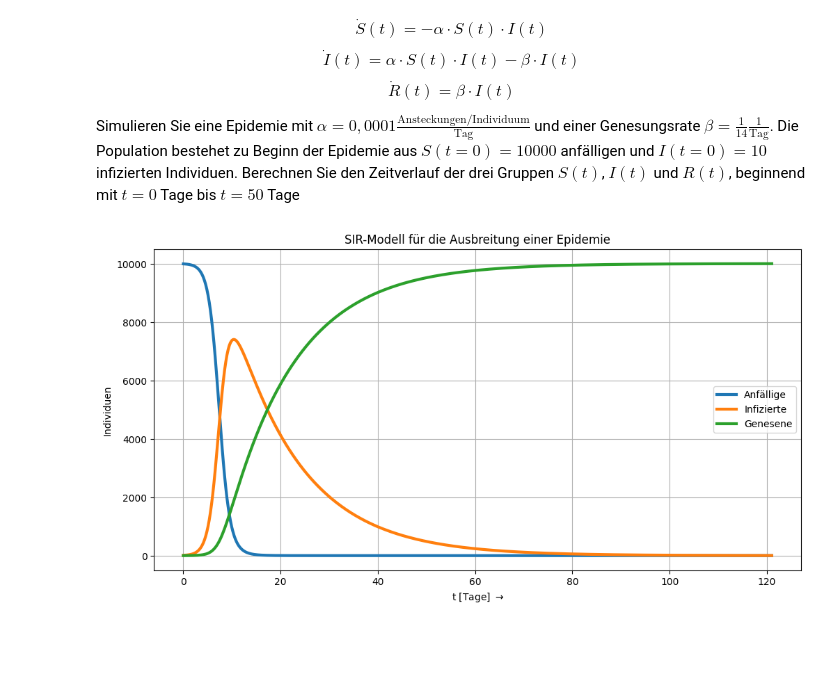
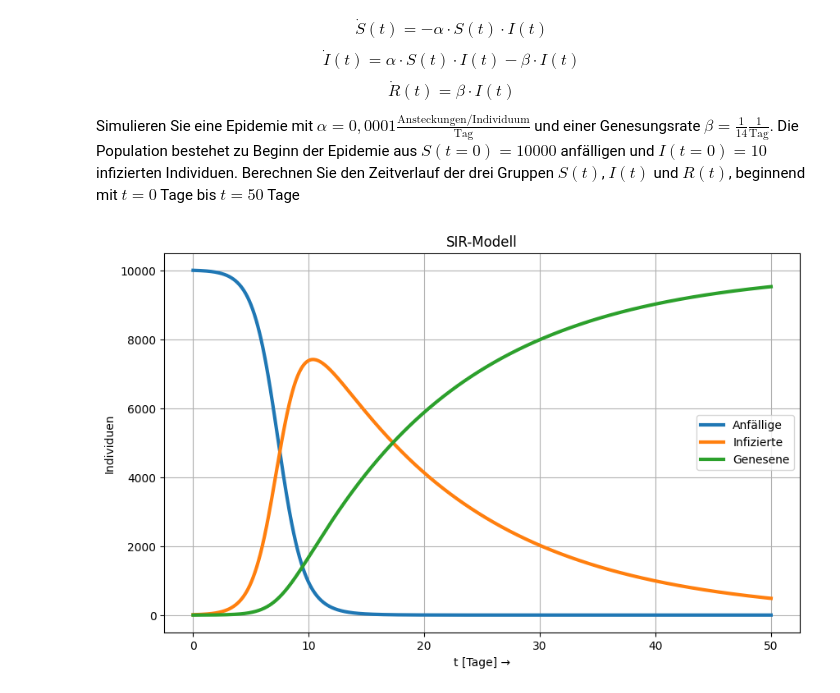
Before and after one commit to Changlai-Bao/Modellbildung_und_Simulation_in_Python, a Jupyter notebook: src/Modellierung dynamischer Systeme/Verlauf_einer_Epidemie.ipynb, the cells around one changed output. Drawn from its saved outputs; the diff is of its cells as text; code cells hidden in the pictures; blank space fills up the shorter version.

```diff
--- a/src/Modellierung dynamischer Systeme/Verlauf_einer_Epidemie.ipynb
+++ b/src/Modellierung dynamischer Systeme/Verlauf_einer_Epidemie.ipynb
@@ -21,65 +21,54 @@ Simulieren Sie eine Epidemie mit $\alpha = 0,0001 \frac{\text{Ansteckungen/Indiv
 # %%
 import numpy as np
 from scipy.integrate import solve_ivp
 import matplotlib.pyplot as plt
 
+# Parameter definieren
+S0 = 10000
+I0 = 10
+alpha = 0.0001
+beta = 1/14
+
+# SIR-Modell definieren
 def xpunkt_sir(t, x, alpha, beta):
-    """
-    SIR-Modell für Epidemien
+    S = x[0]
+    I = x[1]
 
-    Parameter:
-    x[0] = S: Anzahl der anfälligen Individuen
-    x[1] = I: Anzahl der infizierten Individuen
-    x[2] = R: Anzahl der genesenen Individuen
-    """
-    dxdt = np.zeros(3)
-    dxdt[0] = -alpha * x[0] * x[1]           # Änderungsrate der Anfälligen
-    dxdt[1] = alpha * x[0] * x[1] - beta * x[1]  # Änderungsrate der Infizierten
-    dxdt[2] = beta * x[1]                    # Änderungsrate der Genesenen
-    return dxdt
+    dSdt = -alpha * S * I
+    dIdt = alpha * S * I - beta * I
+    dRdt = beta * I
 
-# Parameter
-S0 = 10000    # Anfängliche Anzahl anfälliger Individuen
-I0 = 10       # Anfängliche Anzahl infizierter Individuen
-R0 = 0        # Anfängliche Anzahl genesener Individuen
-alpha = 0.0001  # Infektionsrate
-beta = 1/14   # Genesungsrate
+    return [dSdt, dIdt, dRdt]
 
-# Anfangsbedingungen
-x0 = [S0, I0, R0]
+# Zeitspanne
+t_span = [0, 50]
+# Anfangsbedingung
+x0 = [S0, I0, 0]
 
-# Zeitpunkte für die spezifische Auswertung
-t_eval = np.array([0, 50, 121])
-
-# Numerische Lösung für kontinuierliche Ausgabe
+# Differentialgleichung lösen
 solution = solve_ivp(
     lambda t, x: xpunkt_sir(t, x, alpha, beta),
-    [0, 121],          # Zeitintervall
-    x0,                # Anfangsbedingungen
-    t_eval=None,       # Kontinuierliche Lösung
+    t_span,
+    x0,
     method='RK45',
-    rtol=1e-8,
-    atol=1e-10,
-    dense_output=True
+    t_eval=np.linspace(t_span[0], t_span[1], 1000)
 )
 
-# Gleichmäßiges Zeitraster für glatte Kurven
-t = np.linspace(0, 121, 500)
-x = solution.sol(t)
-S = x[0]  # Anfällige
-I = x[1]  # Infizierte
-R = x[2]  # Genesene
+t = solution.t
+S = solution.y[0]
+I = solution.y[1]
+R = solution.y[2]
 
-# Grafische Darstellung
-plt.figure(figsize=(12, 6))
-plt.plot(t, S, label='Anfällige', linewidth=3)
-plt.plot(t, I, label='Infizierte', linewidth=3)
-plt.plot(t, R, label='Genesene', linewidth=3)
+# Ergebnisse plotten
+plt.figure(figsize=(10, 6))
+plt.plot(t, S, linewidth=3, label='Anfällige')
+plt.plot(t, I, linewidth=3, label='Infizierte')
+plt.plot(t, R, linewidth=3, label='Genesene')
 plt.grid(True)
-plt.xlabel('t [Tage] $\\rightarrow$')
+plt.xlabel('t [Tage] →')
 plt.ylabel('Individuen')
 plt.legend()
-plt.title('SIR-Modell für die Ausbreitung einer Epidemie')
+plt.title('SIR-Modell')
 plt.show()
 # %% [output]
-[figure, old version]
+[figure, new version]
```
